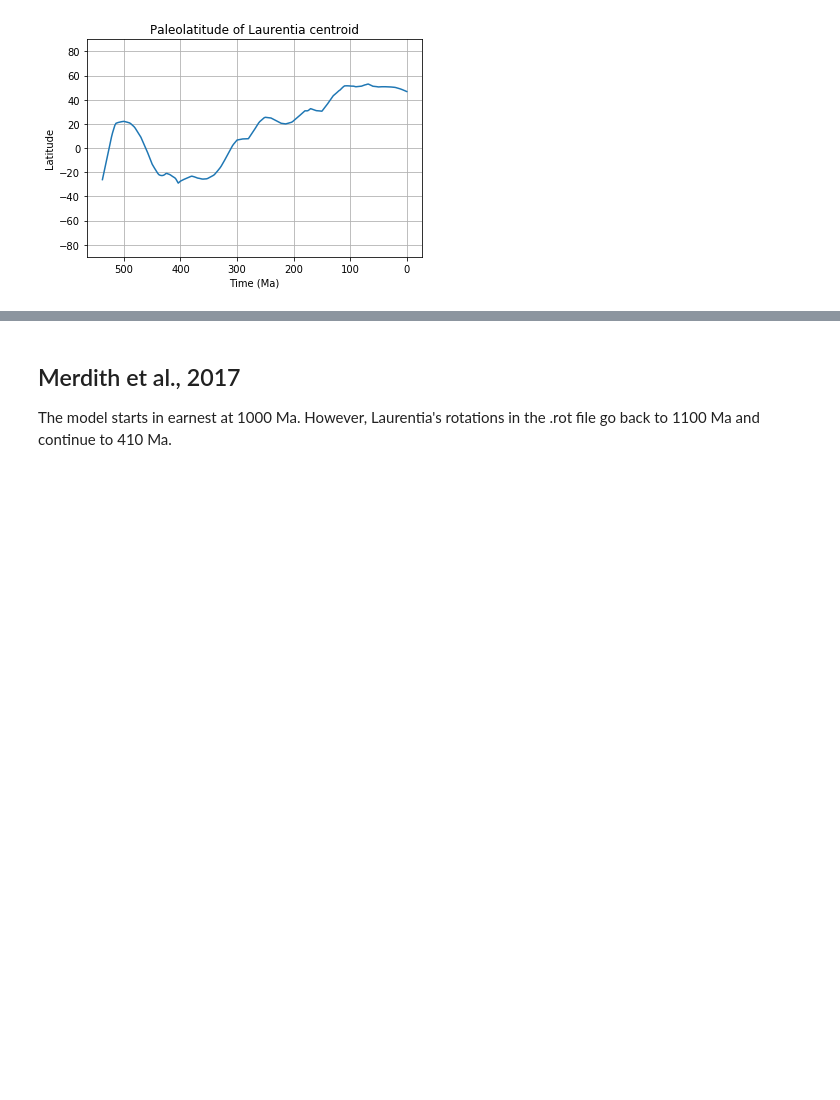
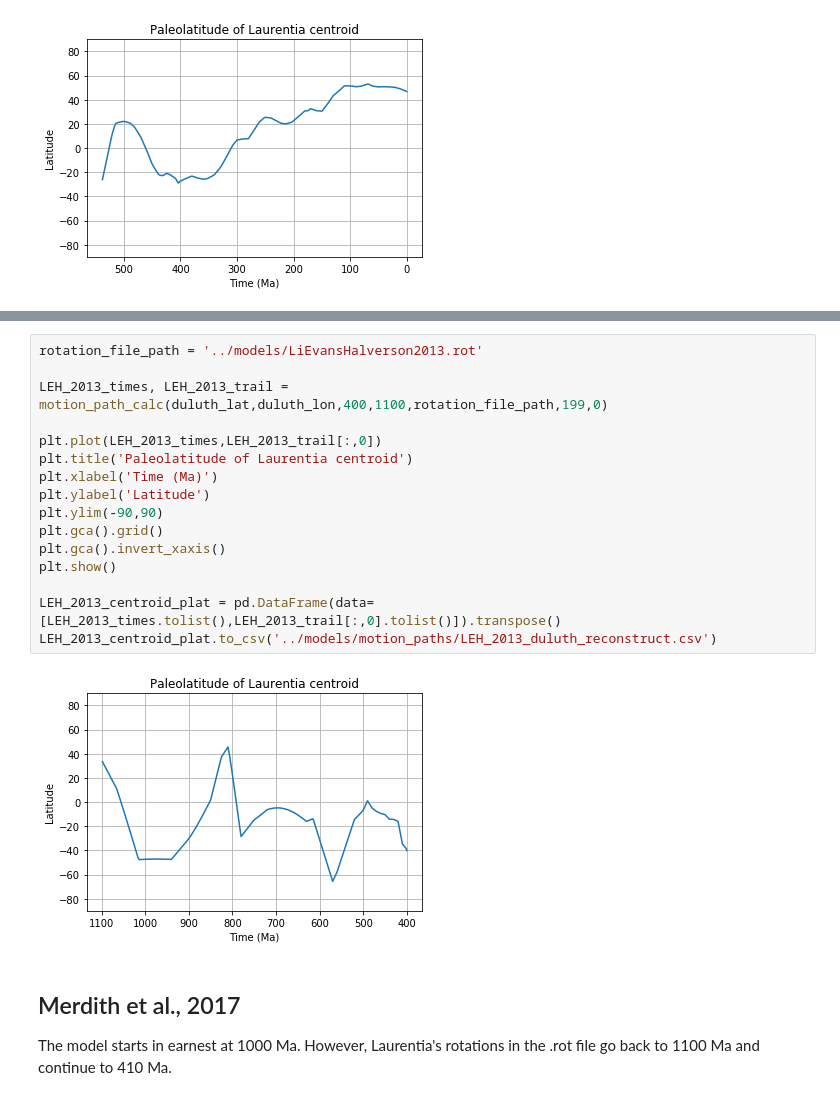
Before and after one commit to Swanson-Hysell-Group/Laurentia_Paleogeography, a Jupyter notebook: Code/Laurentia_reconstructions_generate.ipynb, the cells around one changed output, grey strips where cells are left out. Cells and saved outputs as stored; diff of their text form; blank space fills up the shorter version.

Commit message:
add LEH2013 model, calculate motion path and add to figure

```diff
--- a/Code/Laurentia_reconstructions_generate.ipynb
+++ b/Code/Laurentia_reconstructions_generate.ipynb
@@ -286,3 +290,21 @@ W_2013_centroid_plat.to_csv('../models/motion_paths/W_2013_duluth_reconstruct.cs
+# %%
+rotation_file_path = '../models/LiEvansHalverson2013.rot'
+
+LEH_2013_times, LEH_2013_trail = motion_path_calc(duluth_lat,duluth_lon,400,1100,rotation_file_path,199,0)
+
+plt.plot(LEH_2013_times,LEH_2013_trail[:,0])
+plt.title('Paleolatitude of Laurentia centroid')
+plt.xlabel('Time (Ma)')
+plt.ylabel('Latitude')
+plt.ylim(-90,90)
+plt.gca().grid()
+plt.gca().invert_xaxis()
+plt.show()
+
+LEH_2013_centroid_plat = pd.DataFrame(data=[LEH_2013_times.tolist(),LEH_2013_trail[:,0].tolist()]).transpose()
+LEH_2013_centroid_plat.to_csv('../models/motion_paths/LEH_2013_duluth_reconstruct.csv')
+# %% [output]
+[figure, added]
 # %% [markdown]
 ## Merdith et al., 2017
 
```
Also changed, not shown: parts of 1 cell of this notebook, 5 other files.
